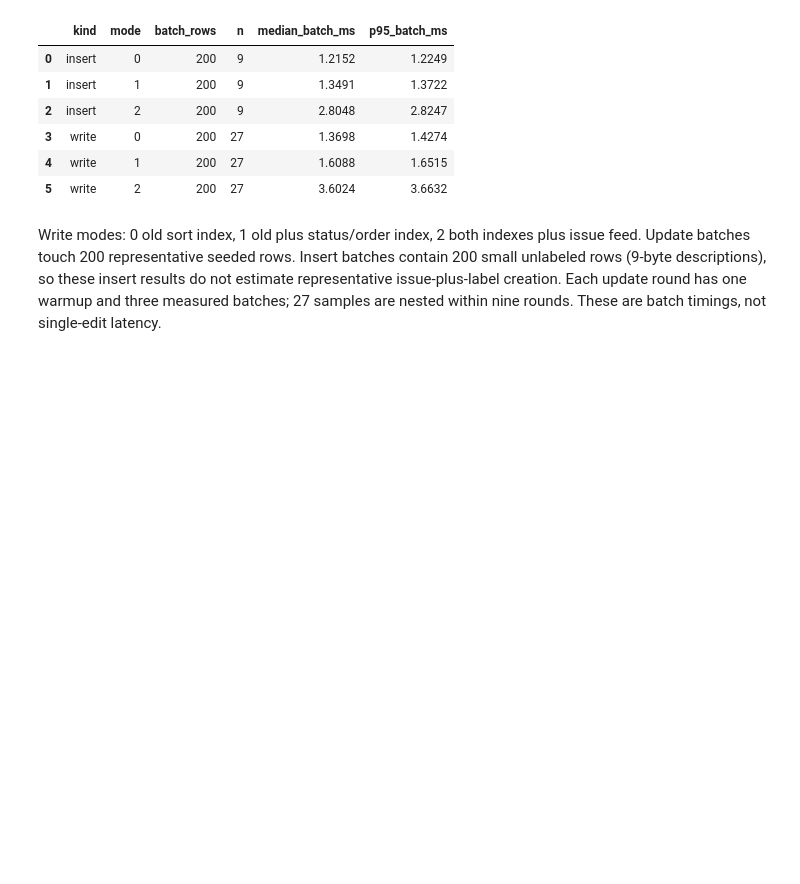
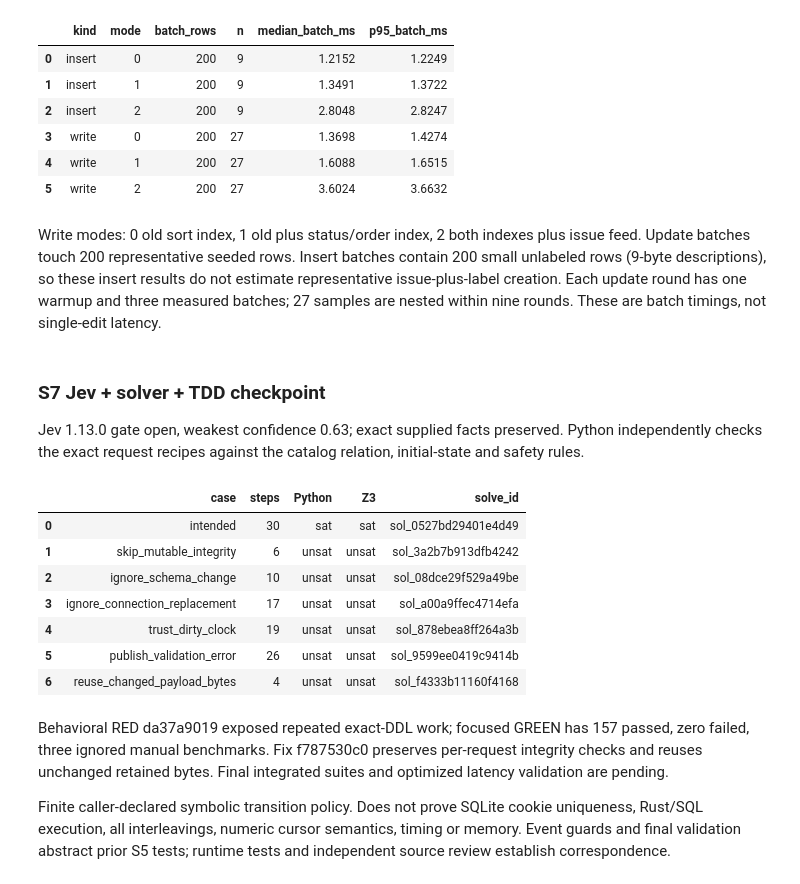
Before and after one commit to getspur/SpurCode, a Jupyter notebook: spur-64019-performance-20261009.ipynb, the cells around one changed output. Saved outputs shown, nothing was run; the diff lists cells and outputs as text; code cells hidden in the pictures; blank space fills up the shorter version.

```diff
--- a/spur-64019-performance-20261009.ipynb
+++ b/spur-64019-performance-20261009.ipynb
@@ -1521,3 +1521,58 @@ All admitted unchanged queries read zero issue/label payload rows, yet whole-req
 | 4 | write | 1 | 200 | 27 | 1.6088 | 1.6515 |
 | 5 | write | 2 | 200 | 27 | 3.6024 | 3.6632 |
 Write modes: 0 old sort index, 1 old plus status/order index, 2 both indexes plus issue feed. Update batches touch 200 representative seeded rows. Insert batches contain 200 small unlabeled rows (9-byte descriptions), so these insert results do not estimate representative issue-plus-label creation. Each update round has one warmup and three measured batches; 27 samples are nested within nine rounds. These are batch timings, not single-edit latency.
+# %%
+import json, re
+from pathlib import Path
+import pandas as pd
+from IPython.display import display, Markdown
+
+s7_policy_path = Path("/Volumes/Projects/spur/docs/performance/2026-10-09-spur-64019/implementation-tdd/s7-jev-overhead-policy.json")
+s7_policy = json.loads(s7_policy_path.read_text())
+assert s7_policy["jev_output"]["gate"] == "open"
+assert s7_policy["jev_input"]["data"]["facts"] == s7_policy["jev_output"]["request"]["facts"]
+s7_policy_rows = []
+for item in s7_policy["cases"]:
+    recipe = item["recipe"]
+    request = json.loads(json.dumps(s7_policy["base_request"]))
+    facts = request["facts"]
+    trace = facts["traces"]["metadata_cache"]
+    if "step" in recipe:
+        step = recipe["step"]
+        facts["horizon"] = step + 1
+        facts["enabled_transitions"] = [x for x in facts["enabled_transitions"] if x["step"] <= step]
+        trace["states"] = trace["states"][:step + 2]
+        trace["events"] = trace["events"][:step + 1]
+        trace["states"][-1] = recipe["state"]
+    relation = {(x["step"], x["from"], x["event"], x["to"]) for x in facts["enabled_transitions"]}
+    valid = (
+        len(trace["states"]) == facts["horizon"] + 1
+        and len(trace["events"]) == facts["horizon"]
+        and trace["states"][0] in facts["initial_states"]
+        and all(s in facts["safe_states"] for s in trace["states"])
+        and all((i, trace["states"][i], e, trace["states"][i+1]) in relation for i, e in enumerate(trace["events"]))
+    )
+    outcome = "sat" if valid else "unsat"
+    assert outcome == item["result"]["status"] == recipe["expected"]
+    s7_policy_rows.append({"case":recipe["name"],"steps":facts["horizon"],"Python":outcome,"Z3":item["result"]["status"],"solve_id":item["result"]["solve_id"]})
+display(Markdown("### S7 Jev + solver + TDD checkpoint\nJev 1.13.0 gate open, weakest confidence 0.63; exact supplied facts preserved. Python independently checks the exact request recipes against the catalog relation, initial-state and safety rules."))
+display(pd.DataFrame(s7_policy_rows))
+s7_green_text = (s7_policy_path.parent / "s7-green-fixed-work.log").read_text()
+assert "EXIT_STATUS 0" in s7_green_text
+s7_green_counts = re.findall(r"test result: ok\. (\d+) passed; (\d+) failed; (\d+) ignored", s7_green_text)
+assert s7_green_counts == [("157", "0", "3")]
+display(Markdown("Behavioral RED da37a9019 exposed repeated exact-DDL work; focused GREEN has 157 passed, zero failed, three ignored manual benchmarks. Fix f787530c0 preserves per-request integrity checks and reuses unchanged retained bytes. Final integrated suites and optimized latency validation are pending.\n\n" + s7_policy["limits"]))
+# %% [output]
+### S7 Jev + solver + TDD checkpoint
+Jev 1.13.0 gate open, weakest confidence 0.63; exact supplied facts preserved. Python independently checks the exact request recipes against the catalog relation, initial-state and safety rules.
+|  | case | steps | Python | Z3 | solve_id |
+| 0 | intended | 30 | sat | sat | sol_0527bd29401e4d49 |
+| 1 | skip_mutable_integrity | 6 | unsat | unsat | sol_3a2b7b913dfb4242 |
+| 2 | ignore_schema_change | 10 | unsat | unsat | sol_08dce29f529a49be |
+| 3 | ignore_connection_replacement | 17 | unsat | unsat | sol_a00a9ffec4714efa |
+| 4 | trust_dirty_clock | 19 | unsat | unsat | sol_878ebea8ff264a3b |
+| 5 | publish_validation_error | 26 | unsat | unsat | sol_9599ee0419c9414b |
+| 6 | reuse_changed_payload_bytes | 4 | unsat | unsat | sol_f4333b11160f4168 |
+Behavioral RED da37a9019 exposed repeated exact-DDL work; focused GREEN has 157 passed, zero failed, three ignored manual benchmarks. Fix f787530c0 preserves per-request integrity checks and reuses unchanged retained bytes. Final integrated suites and optimized latency validation are pending.
+
+Finite caller-declared symbolic transition policy. Does not prove SQLite cookie uniqueness, Rust/SQL execution, all interleavings, numeric cursor semantics, timing or memory. Event guards and final validation abstract prior S5 tests; runtime tests and independent source review establish correspondence.
```
Also changed, not shown: parts of 1 cell of this notebook, 5 other files.
